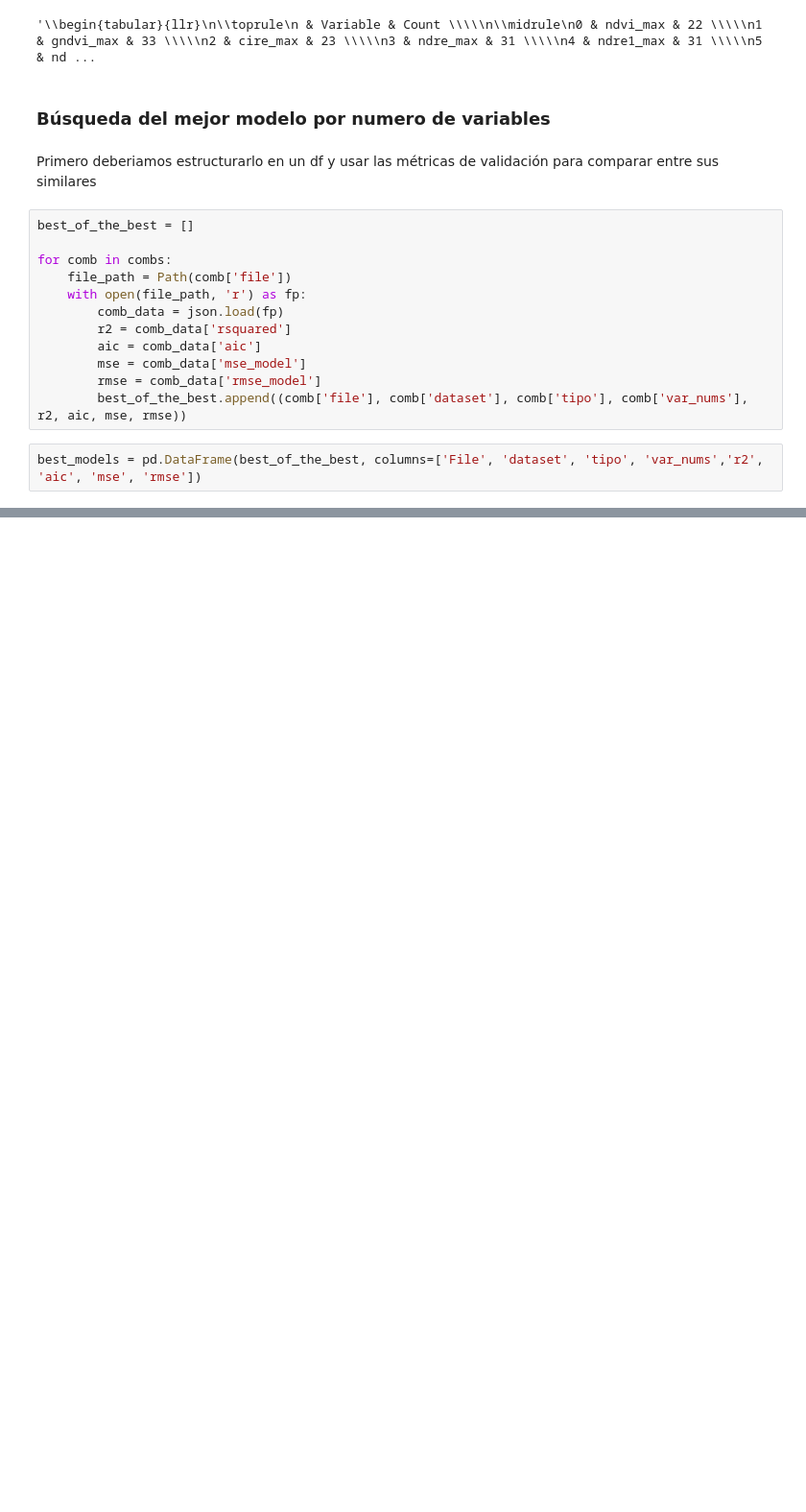
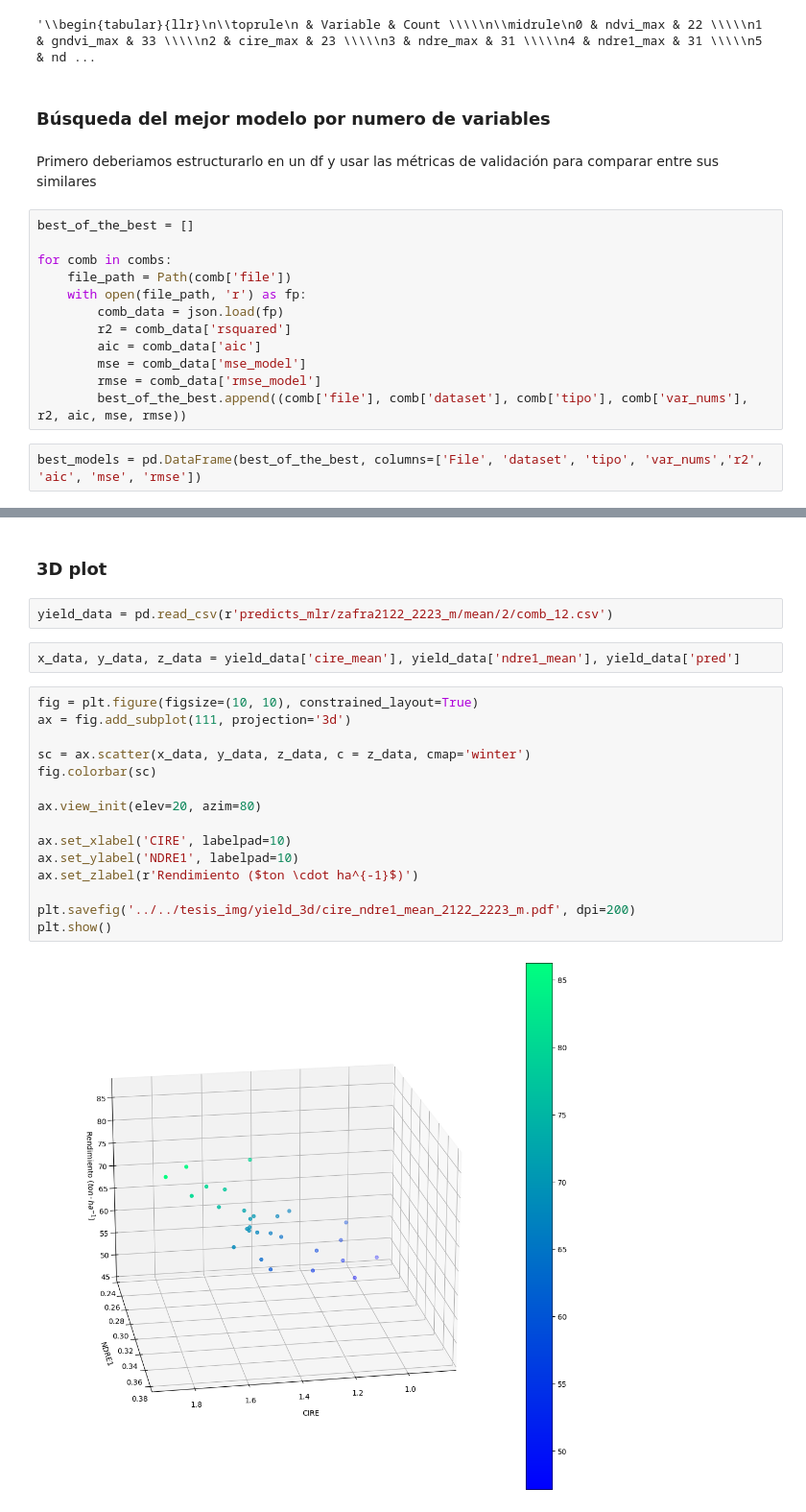
Before and after one commit to VivaldoGP/Tesis, a Jupyter notebook: results/yield_data/yield_forecast.ipynb, the cells around one changed output, grey strips where cells are left out. Shown: that part at 96% size. Cells and saved outputs as stored; diff of their text form; blank space fills up the shorter version.

Commit message:
feat: 3d scatter plot mlr

```diff
--- a/results/yield_data/yield_forecast.ipynb
+++ b/results/yield_data/yield_forecast.ipynb
@@ -286,0 +288,23 @@ max    0.312  251.290  751.083  27.406
+# %% [markdown]
+### 3D plot
+# %%
+yield_data = pd.read_csv(r'predicts_mlr/zafra2122_2223_m/mean/2/comb_12.csv')
+# %%
+x_data, y_data, z_data = yield_data['cire_mean'], yield_data['ndre1_mean'], yield_data['pred']
+# %%
+fig = plt.figure(figsize=(10, 10), constrained_layout=True)
+ax = fig.add_subplot(111, projection='3d')
+
+sc = ax.scatter(x_data, y_data, z_data, c = z_data, cmap='winter')
+fig.colorbar(sc)
+
+ax.view_init(elev=20, azim=80)
+
+ax.set_xlabel('CIRE', labelpad=10)
+ax.set_ylabel('NDRE1', labelpad=10)
+ax.set_zlabel(r'Rendimiento ($ton \cdot ha^{-1}$)')
+
+plt.savefig('../../tesis_img/yield_3d/cire_ndre1_mean_2122_2223_m.pdf', dpi=200)
+plt.show()
+# %% [output]
+[figure, added]
```
Also changed, not shown: parts of 4 cells of this notebook, 5 other files.
